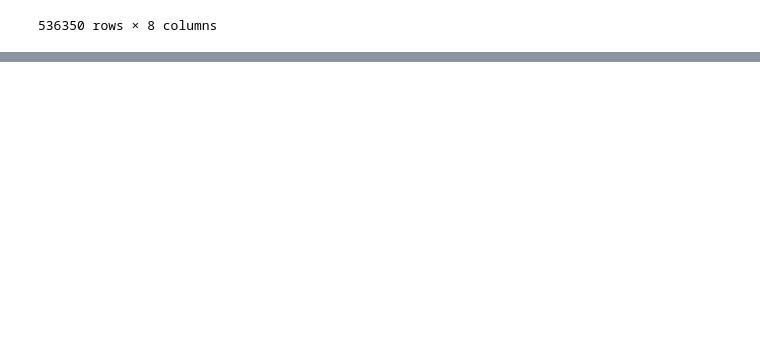
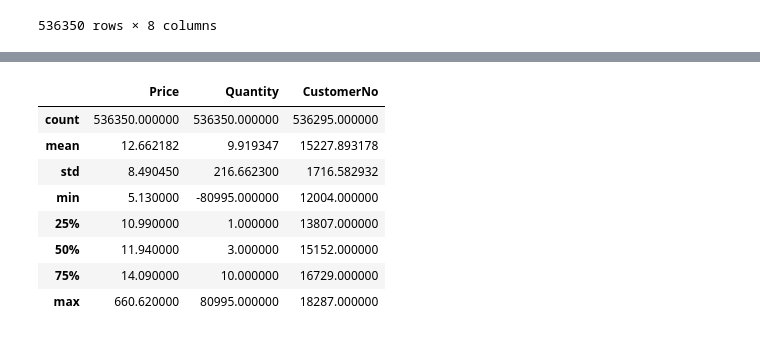
Before and after one commit to puneetprashar2003/Black_Friday_Data_Analysis, a Jupyter notebook: eda.ipynb, the cells around one changed output, grey strips where cells are left out. Saved outputs shown, nothing was run; the diff lists cells and outputs as text; code cells hidden in the pictures; blank space fills up the shorter version.

```diff
--- a/eda.ipynb
+++ b/eda.ipynb
@@ -3,7 +3,7 @@ import numpy as np
 import pandas as pd
 import matplotlib.pyplot as plt
 # %%
-df=pd.read_csv("Data/Sales_data.csv")
+df=pd.read_csv("Data/Raw_data/Sales_data.csv")
 # %%
 df
 # %% [output]
@@ -22,0 +43,12 @@ df
+# %%
+df.describe()
+# %% [output]
+|  | Price | Quantity | CustomerNo |
+| count | 536350.000000 | 536350.000000 | 536295.000000 |
+| mean | 12.662182 | 9.919347 | 15227.893178 |
+| std | 8.490450 | 216.662300 | 1716.582932 |
+| min | 5.130000 | -80995.000000 | 12004.000000 |
+| 25% | 10.990000 | 1.000000 | 13807.000000 |
+| 50% | 11.940000 | 3.000000 | 15152.000000 |
+| 75% | 14.090000 | 10.000000 | 16729.000000 |
+| max | 660.620000 | 80995.000000 | 18287.000000 |
```
Also changed, not shown: parts of 46 cells of this notebook, 5 other files.
